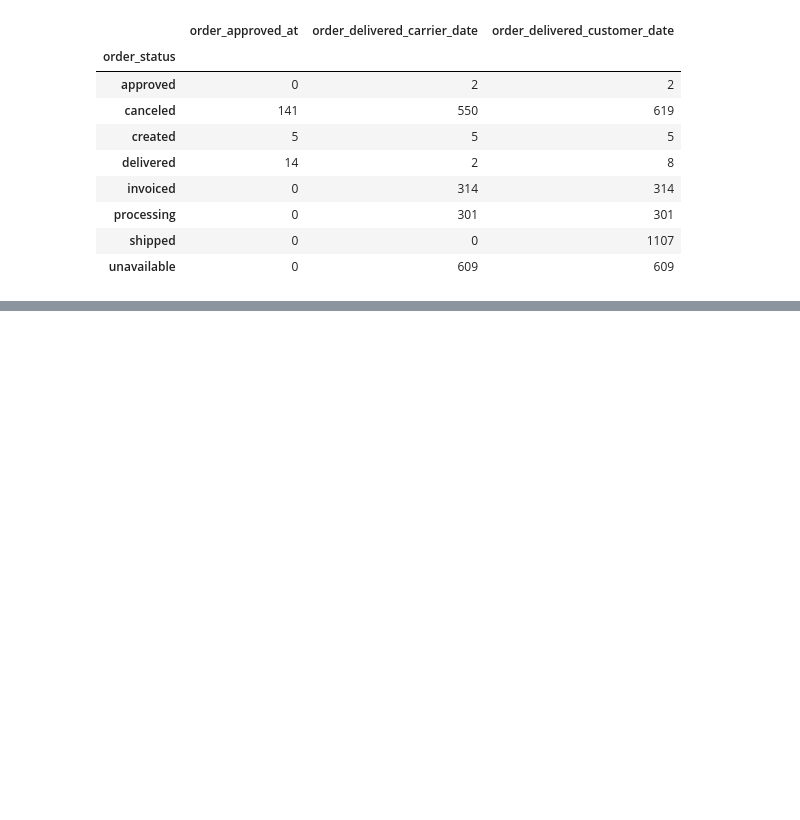
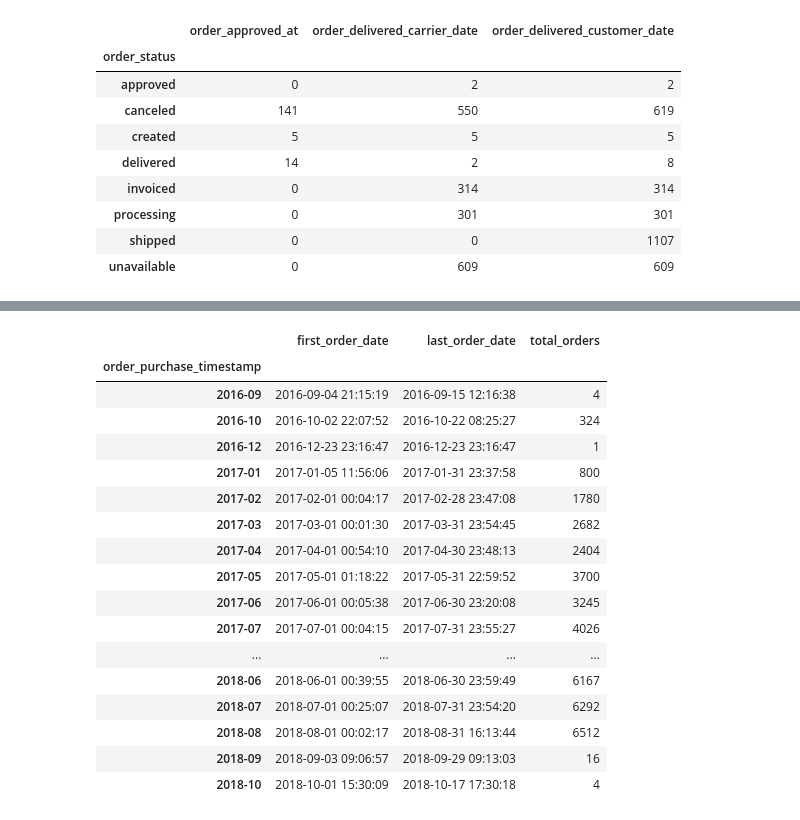
Before and after one commit to Vishv18/AI-Business-Analyst, a Jupyter notebook: notebooks/01_data_exploration.ipynb, the cells around one changed output, grey strips where cells are left out. Cells and saved outputs as stored; diff of their text form; code cells hidden in the pictures; blank space fills up the shorter version.

```diff
--- a/notebooks/01_data_exploration.ipynb
+++ b/notebooks/01_data_exploration.ipynb
@@ -277,0 +317,13 @@ delivered_missing_dates[
+# %%
+orders["purchase_month"] = (
+    orders["order_purchase_timestamp"]
+    .dt.to_period("M")
+)
+
+monthly_orders = (
+    orders.groupby("purchase_month")["order_id"]
+    .count()
+    .reset_index(name="total_orders")
+)
+
+monthly_orders
@@ -277,0 +354,27 @@ delivered_missing_dates[
+# %%
+orders.groupby(
+    orders["order_purchase_timestamp"].dt.to_period("M")
+).agg(
+    first_order_date=("order_purchase_timestamp", "min"),
+    last_order_date=("order_purchase_timestamp", "max"),
+    total_orders=("order_id", "count")
+)
+# %% [output]
+|  | first_order_date | last_order_date | total_orders |
+| order_purchase_timestamp |  |  |  |
+| 2016-09 | 2016-09-04 21:15:19 | 2016-09-15 12:16:38 | 4 |
+| 2016-10 | 2016-10-02 22:07:52 | 2016-10-22 08:25:27 | 324 |
+| 2016-12 | 2016-12-23 23:16:47 | 2016-12-23 23:16:47 | 1 |
+| 2017-01 | 2017-01-05 11:56:06 | 2017-01-31 23:37:58 | 800 |
+| 2017-02 | 2017-02-01 00:04:17 | 2017-02-28 23:47:08 | 1780 |
+| 2017-03 | 2017-03-01 00:01:30 | 2017-03-31 23:54:45 | 2682 |
+| 2017-04 | 2017-04-01 00:54:10 | 2017-04-30 23:48:13 | 2404 |
+| 2017-05 | 2017-05-01 01:18:22 | 2017-05-31 22:59:52 | 3700 |
+| 2017-06 | 2017-06-01 00:05:38 | 2017-06-30 23:20:08 | 3245 |
+| 2017-07 | 2017-07-01 00:04:15 | 2017-07-31 23:55:27 | 4026 |
+| ... | ... | ... | ... |
+| 2018-06 | 2018-06-01 00:39:55 | 2018-06-30 23:59:49 | 6167 |
+| 2018-07 | 2018-07-01 00:25:07 | 2018-07-31 23:54:20 | 6292 |
+| 2018-08 | 2018-08-01 00:02:17 | 2018-08-31 16:13:44 | 6512 |
+| 2018-09 | 2018-09-03 09:06:57 | 2018-09-29 09:13:03 | 16 |
+| 2018-10 | 2018-10-01 15:30:09 | 2018-10-17 17:30:18 | 4 |
```
Also changed, not shown: parts of 4 cells of this notebook.
